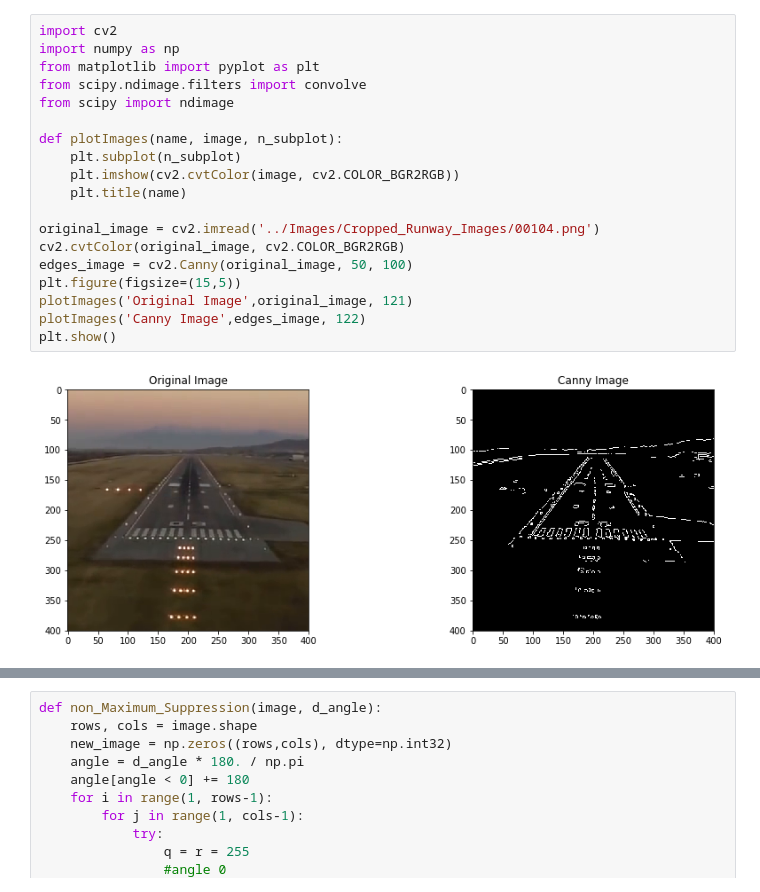
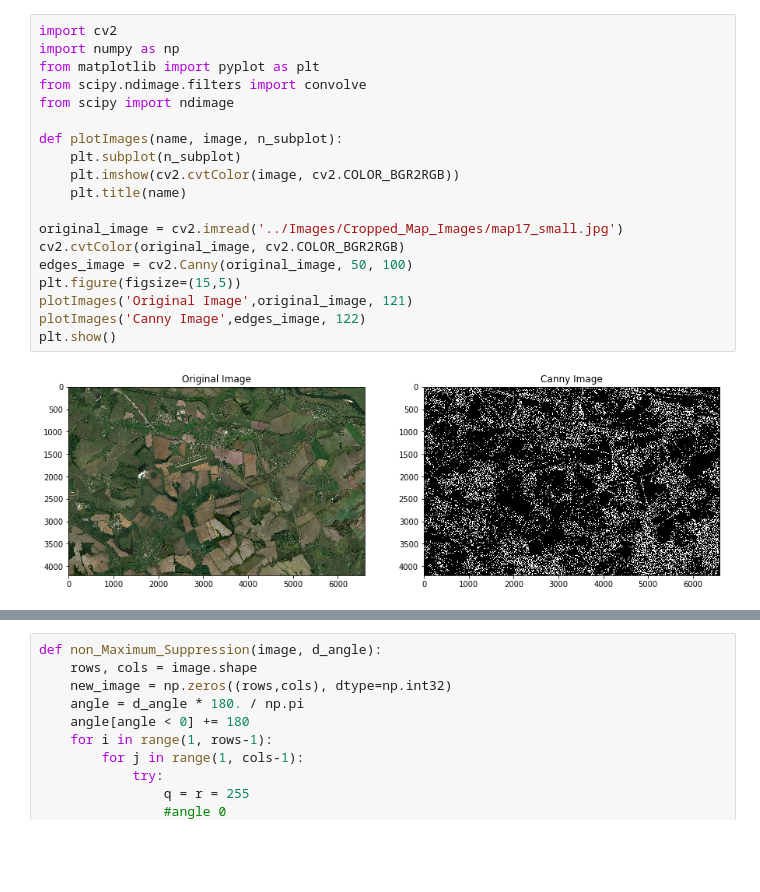
Before and after one commit to L0rd1k/FreeTimeCraft, a Jupyter notebook: СomputerVisionAlgorithm/Canny_edge_detector.ipynb, the cells around one changed output, grey strips where cells are left out. Drawn from its saved outputs; the diff is of its cells as text; blank space fills up the shorter version.

```diff
--- a/СomputerVisionAlgorithm/Canny_edge_detector.ipynb
+++ b/СomputerVisionAlgorithm/Canny_edge_detector.ipynb
@@ -1,24 +1,24 @@
 # %%
 import cv2
 import numpy as np
 from matplotlib import pyplot as plt
 from scipy.ndimage.filters import convolve
 from scipy import ndimage
 
 def plotImages(name, image, n_subplot):
     plt.subplot(n_subplot)
     plt.imshow(cv2.cvtColor(image, cv2.COLOR_BGR2RGB))
     plt.title(name)
 
-original_image = cv2.imread('../Images/Cropped_Runway_Images/00104.png')
+original_image = cv2.imread('../Images/Cropped_Map_Images/map17_small.jpg')
 cv2.cvtColor(original_image, cv2.COLOR_BGR2RGB)
 edges_image = cv2.Canny(original_image, 50, 100)
 plt.figure(figsize=(15,5))
 plotImages('Original Image',original_image, 121)
 plotImages('Canny Image',edges_image, 122)
 plt.show()
 # %% [output]
-[figure, old version]
+[figure, new version]
 # %%
 def gaussian_Smoothing(kernel_size, sigma):
     kernel_size = int(kernel_size) // 2
```
Also changed, not shown: parts of 3 cells of this notebook, 2 other files.
